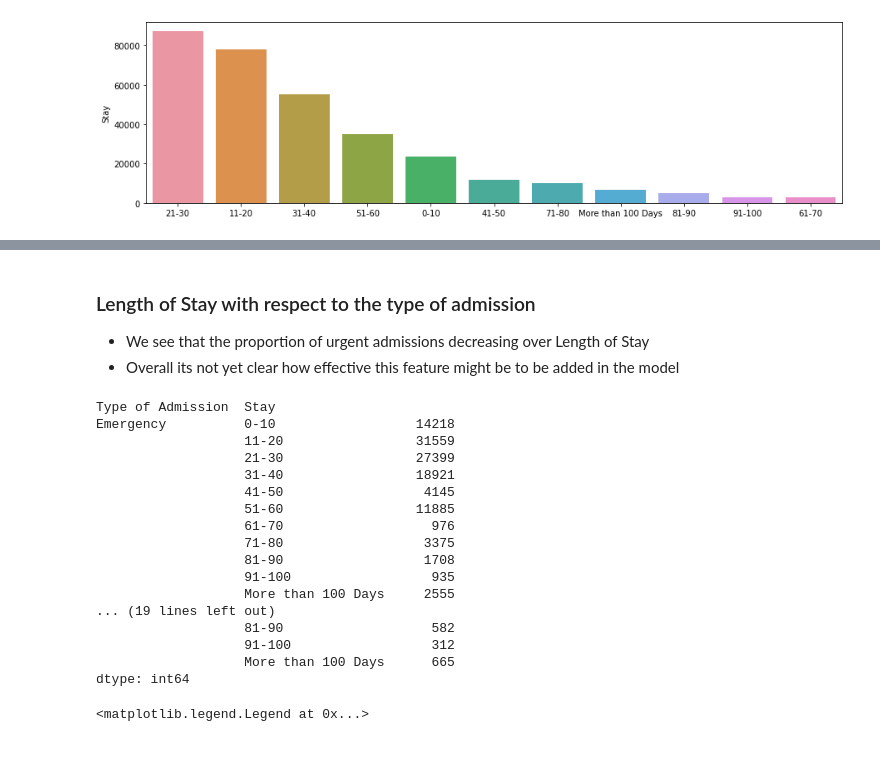
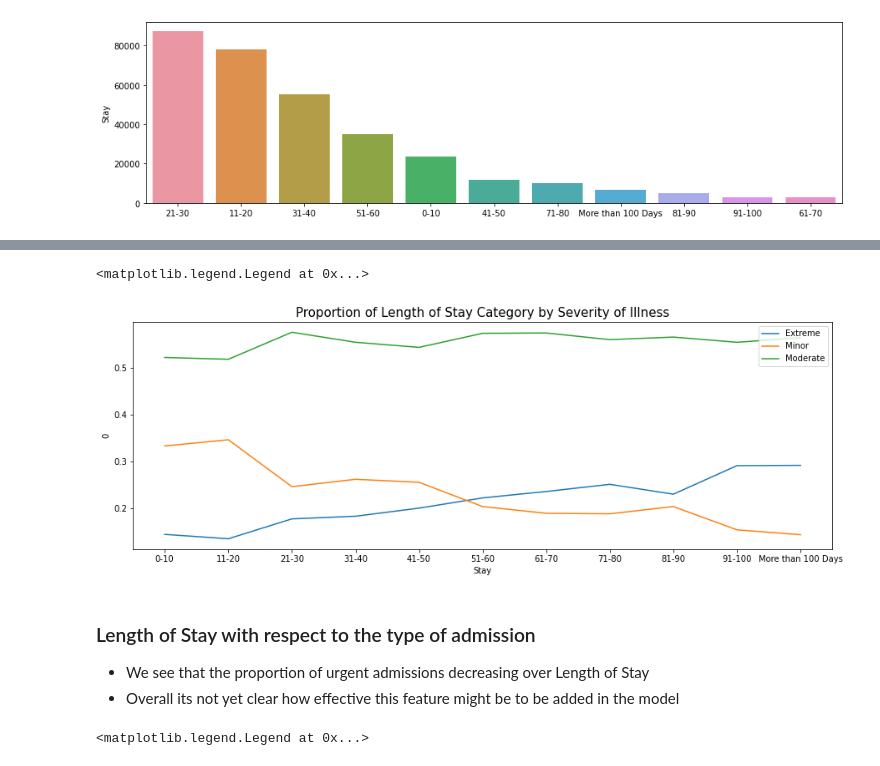
Before and after one commit to Sayan2777/HealthCare-Capstone-Project, a Jupyter notebook: Healthcare Project.ipynb, the cells around one changed output, grey strips where cells are left out. Drawn from its saved outputs; the diff is of its cells as text; code cells hidden in the pictures.

```diff
--- a/Healthcare Project.ipynb
+++ b/Healthcare Project.ipynb
@@ -269,29 +274,18 @@ sns.barplot(x = df_train['Stay'].value_counts().index, y = df_train['Stay'].valu
+# %%
+s = df_train.groupby(['Severity of Illness', 'Stay']).size()
+s = (s/s.groupby(level=1).sum()).reset_index()
+# %%
+plt.figure(figsize = (15,5))
+sns.lineplot(x = 'Stay', y = 0, hue = 'Severity of Illness', data = s)
+plt.title('Proportion of Length of Stay Category by Severity of Illness', fontsize = 15)
+plt.legend(loc = 'upper right')
+# %% [output]
+<matplotlib.legend.Legend at 0x...>
+[figure, added]
 # %% [markdown]
 ### Length of Stay with respect to the type of admission
 - We see that the proportion of urgent admissions decreasing over Length of Stay
 - Overall its not yet clear how effective this feature might be to be added in the model
-# %%
-# Now lets check the number of days of stay depending on the Type of admission
-
-df_train.groupby(["Type of Admission", "Stay"]).size()
-# %% [output]
-Type of Admission  Stay
-Emergency          0-10                  14218
-                   11-20                 31559
-                   21-30                 27399
-                   31-40                 18921
-                   41-50                  4145
-                   51-60                 11885
-                   61-70                   976
-                   71-80                  3375
-                   81-90                  1708
-                   91-100                  935
-                   More than 100 Days     2555
-... (19 lines left out)
-                   81-90                   582
-                   91-100                  312
-                   More than 100 Days      665
-dtype: int64
 # %%
 c = df_train.groupby(["Type of Admission", "Stay"]).size()
 c = (c/c.groupby(level=1).sum()).reset_index()
```
Also changed, not shown: parts of 45 cells of this notebook.
